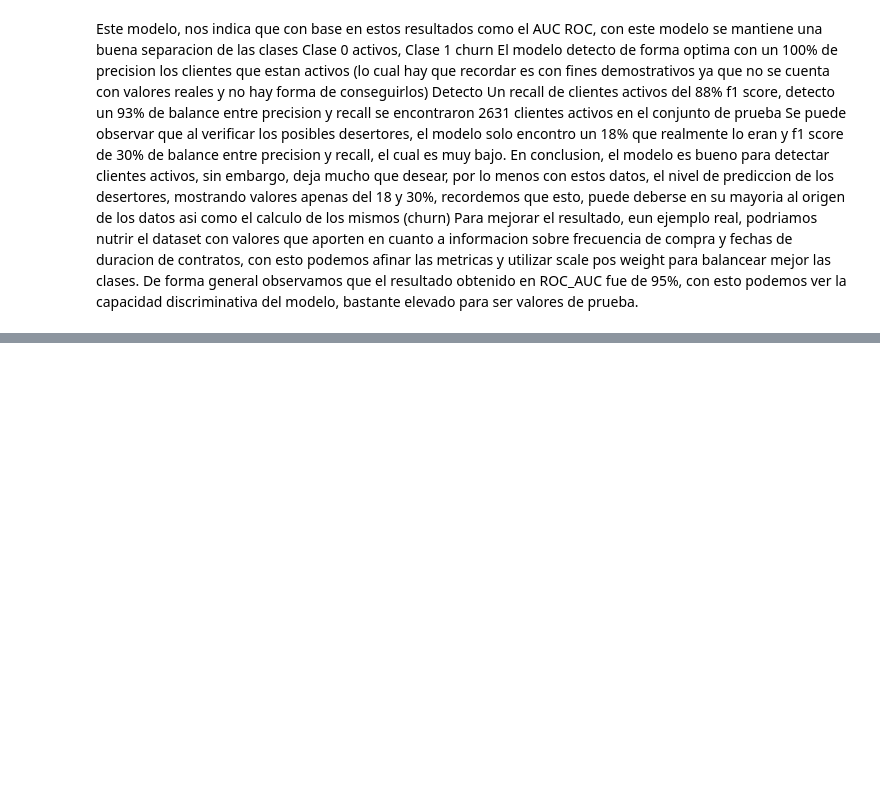
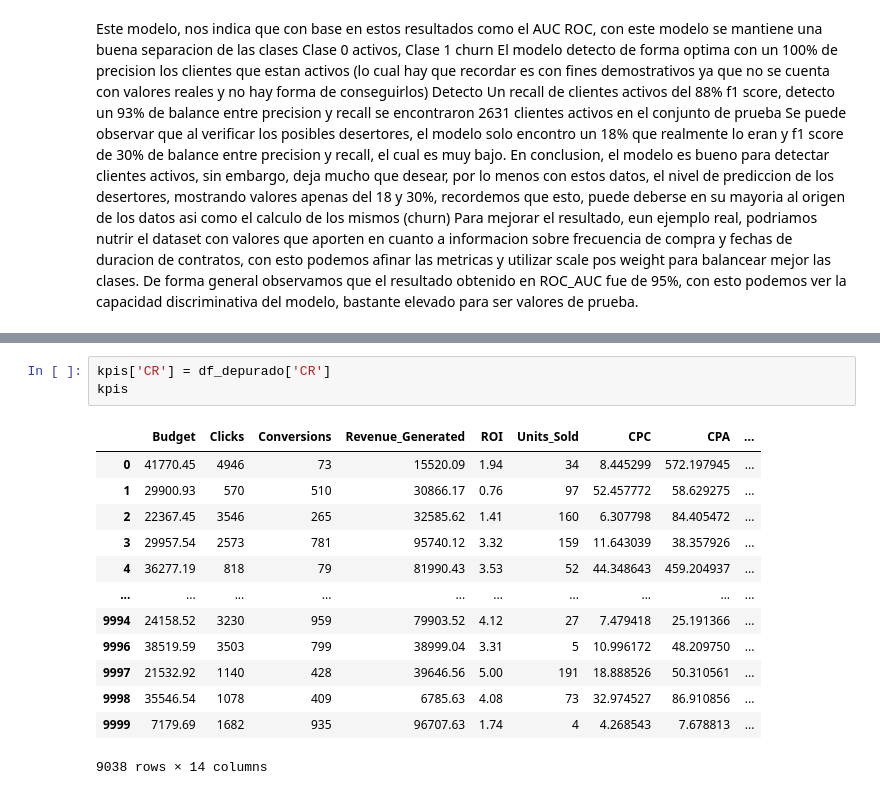
Before and after one commit to edy-29/Segmentacion-clientes, a Jupyter notebook: marketing.ipynb, the cells around one changed output, grey strips where cells are left out. Drawn from its saved outputs; the diff is of its cells as text; blank space fills up the shorter version.

```diff
--- a/marketing.ipynb
+++ b/marketing.ipynb
@@ -768,0 +812,17 @@ De forma general observamos que el resultado obtenido en ROC_AUC fue de 95%, con
+# %%
+kpis['CR'] = df_depurado['CR']
+kpis
+# %% [output]
+|  | Budget | Clicks | Conversions | Revenue_Generated | ROI | Units_Sold | CPC | CPA | ... |
+| 0 | 41770.45 | 4946 | 73 | 15520.09 | 1.94 | 34 | 8.445299 | 572.197945 | ... |
+| 1 | 29900.93 | 570 | 510 | 30866.17 | 0.76 | 97 | 52.457772 | 58.629275 | ... |
+| 2 | 22367.45 | 3546 | 265 | 32585.62 | 1.41 | 160 | 6.307798 | 84.405472 | ... |
+| 3 | 29957.54 | 2573 | 781 | 95740.12 | 3.32 | 159 | 11.643039 | 38.357926 | ... |
+| 4 | 36277.19 | 818 | 79 | 81990.43 | 3.53 | 52 | 44.348643 | 459.204937 | ... |
+| ... | ... | ... | ... | ... | ... | ... | ... | ... | ... |
+| 9994 | 24158.52 | 3230 | 959 | 79903.52 | 4.12 | 27 | 7.479418 | 25.191366 | ... |
+| 9996 | 38519.59 | 3503 | 799 | 38999.04 | 3.31 | 5 | 10.996172 | 48.209750 | ... |
+| 9997 | 21532.92 | 1140 | 428 | 39646.56 | 5.00 | 191 | 18.888526 | 50.310561 | ... |
+| 9998 | 35546.54 | 1078 | 409 | 6785.63 | 4.08 | 73 | 32.974527 | 86.910856 | ... |
+| 9999 | 7179.69 | 1682 | 935 | 96707.63 | 1.74 | 4 | 4.268543 | 7.678813 | ... |
+9038 rows × 14 columns
```
Also changed, not shown: parts of 20 cells of this notebook.
